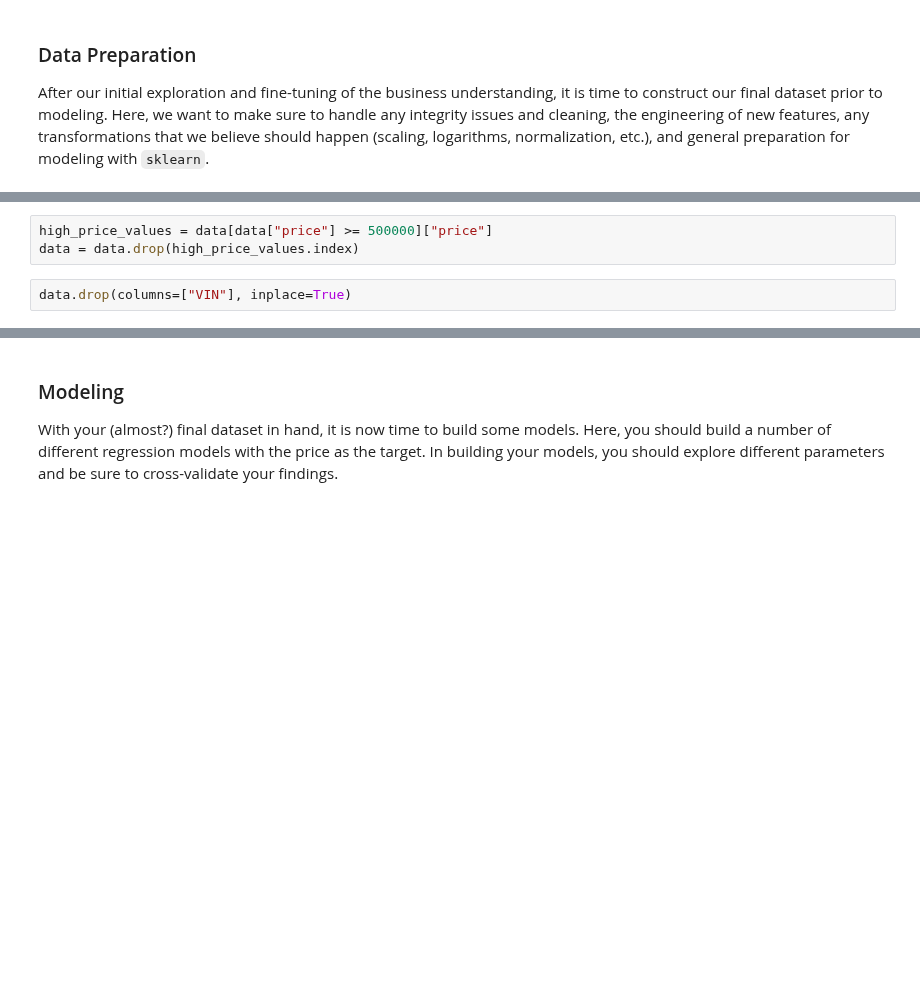
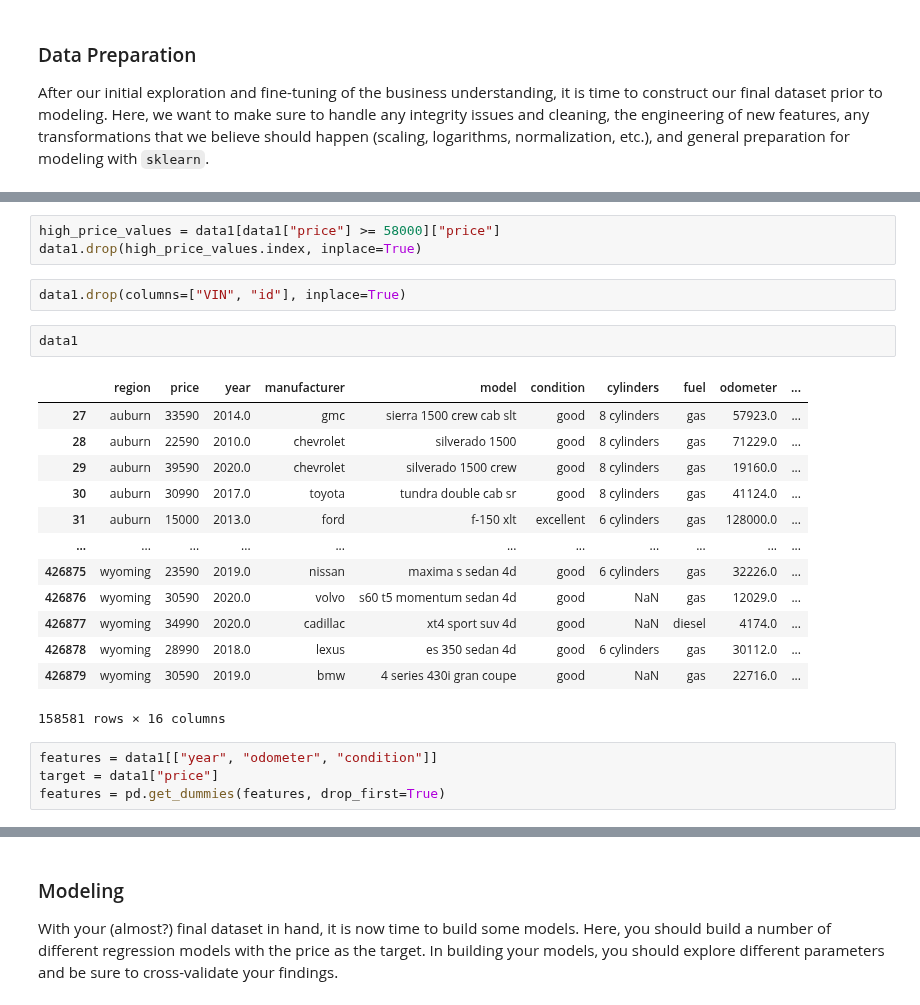
Before and after one commit to dslapelis/ML-AI-11.1, a Jupyter notebook: prompt_II.ipynb, the cells around one changed output, grey strips where cells are left out. Cells and saved outputs as stored; diff of their text form; blank space fills up the shorter version.

```diff
--- a/prompt_II.ipynb
+++ b/prompt_II.ipynb
@@ -166,5 +184,25 @@ data
 # %%
-high_price_values = data[data["price"] >= 500000]["price"]
-data = data.drop(high_price_values.index)
+high_price_values = data1[data1["price"] >= 58000]["price"]
+data1.drop(high_price_values.index, inplace=True)
 # %%
-data.drop(columns=["VIN"], inplace=True)
+data1.drop(columns=["VIN", "id"], inplace=True)
+# %%
+data1
+# %% [output]
+|  | region | price | year | manufacturer | model | condition | cylinders | fuel | odometer | ... |
+| 27 | auburn | 33590 | 2014.0 | gmc | sierra 1500 crew cab slt | good | 8 cylinders | gas | 57923.0 | ... |
+| 28 | auburn | 22590 | 2010.0 | chevrolet | silverado 1500 | good | 8 cylinders | gas | 71229.0 | ... |
+| 29 | auburn | 39590 | 2020.0 | chevrolet | silverado 1500 crew | good | 8 cylinders | gas | 19160.0 | ... |
+| 30 | auburn | 30990 | 2017.0 | toyota | tundra double cab sr | good | 8 cylinders | gas | 41124.0 | ... |
+| 31 | auburn | 15000 | 2013.0 | ford | f-150 xlt | excellent | 6 cylinders | gas | 128000.0 | ... |
+| ... | ... | ... | ... | ... | ... | ... | ... | ... | ... | ... |
+| 426875 | wyoming | 23590 | 2019.0 | nissan | maxima s sedan 4d | good | 6 cylinders | gas | 32226.0 | ... |
+| 426876 | wyoming | 30590 | 2020.0 | volvo | s60 t5 momentum sedan 4d | good | NaN | gas | 12029.0 | ... |
+| 426877 | wyoming | 34990 | 2020.0 | cadillac | xt4 sport suv 4d | good | NaN | diesel | 4174.0 | ... |
+| 426878 | wyoming | 28990 | 2018.0 | lexus | es 350 sedan 4d | good | 6 cylinders | gas | 30112.0 | ... |
+| 426879 | wyoming | 30590 | 2019.0 | bmw | 4 series 430i gran coupe | good | NaN | gas | 22716.0 | ... |
+158581 rows × 16 columns
+# %%
+features = data1[["year", "odometer", "condition"]]
+target = data1["price"]
+features = pd.get_dummies(features, drop_first=True)
```
Also changed, not shown: parts of 22 cells of this notebook.
